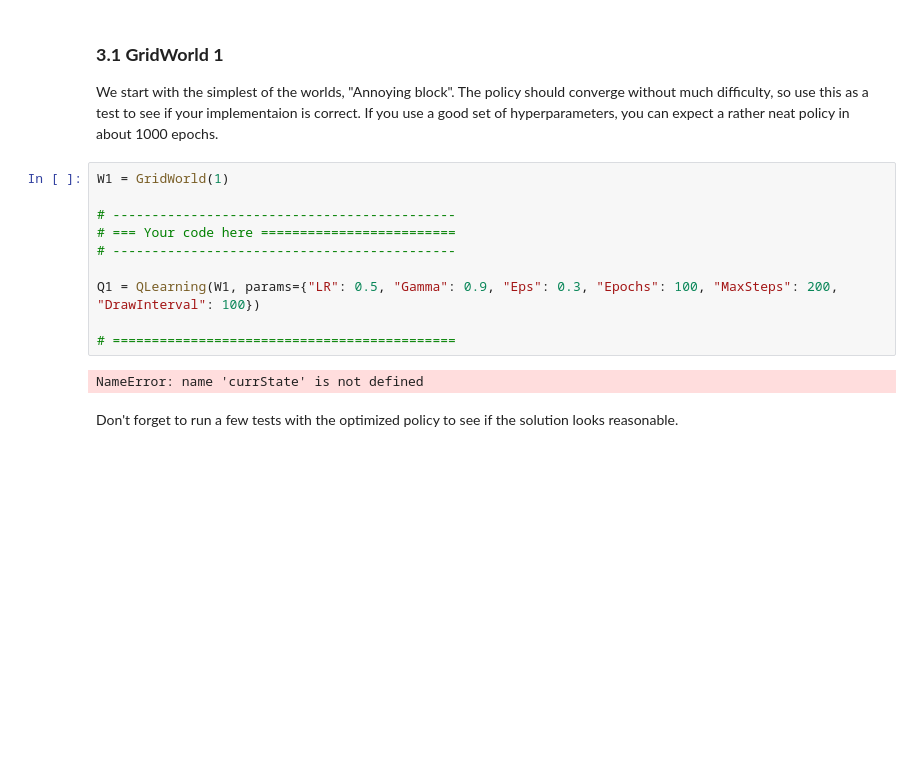
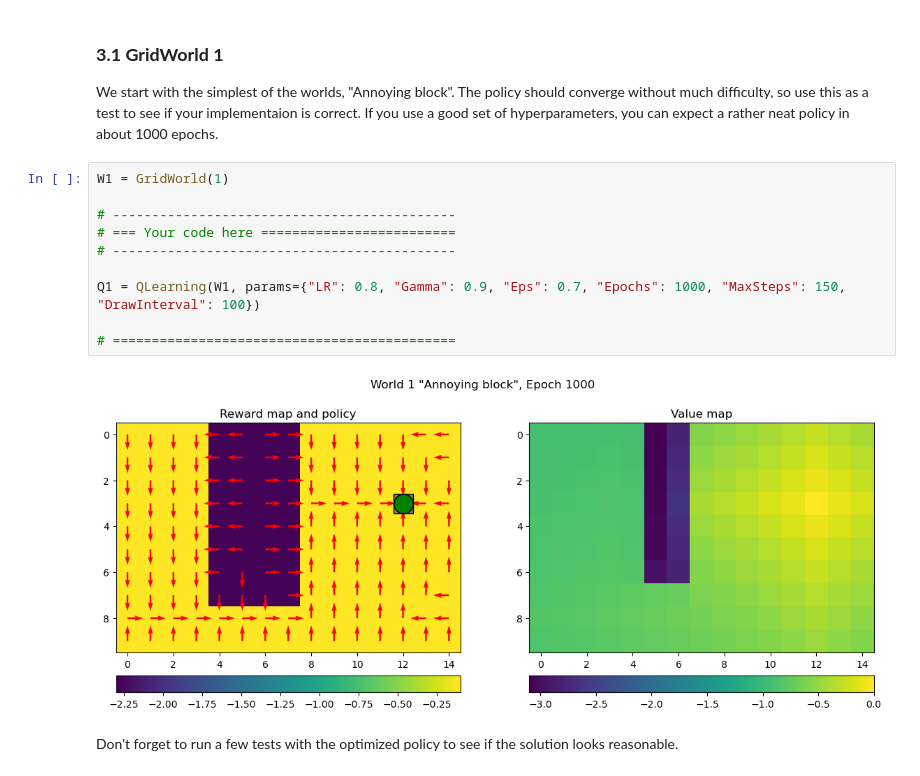
Before and after one commit to mattuz/TBMI26-neural-networks, a Jupyter notebook: LabCode/A4_Reinforcement/QLearning.ipynb, the cells around one changed output. Cells and saved outputs as stored; diff of their text form; blank space fills up the shorter version.

```diff
--- a/LabCode/A4_Reinforcement/QLearning.ipynb
+++ b/LabCode/A4_Reinforcement/QLearning.ipynb
@@ -226,15 +226,15 @@ We start with the simplest of the worlds, "Annoying block". The policy should co
 # %%
 W1 = GridWorld(1)
 
 # --------------------------------------------
 # === Your code here =========================
 # --------------------------------------------
 
-Q1 = QLearning(W1, params={"LR": 0.5, "Gamma": 0.9, "Eps": 0.3, "Epochs": 100, "MaxSteps": 200, "DrawInterval": 100})
+Q1 = QLearning(W1, params={"LR": 0.8, "Gamma": 0.9, "Eps": 0.7, "Epochs": 1000, "MaxSteps": 150, "DrawInterval": 100})
 
 # ============================================
 # %% [output]
-NameError: name 'currState' is not defined
+[figure, added]
 # %% [markdown]
 Don't forget to run a few tests with the optimized policy to see if the solution looks reasonable.
 # %%
```
Also changed, not shown: parts of 30 cells of this notebook, 1 other file.
